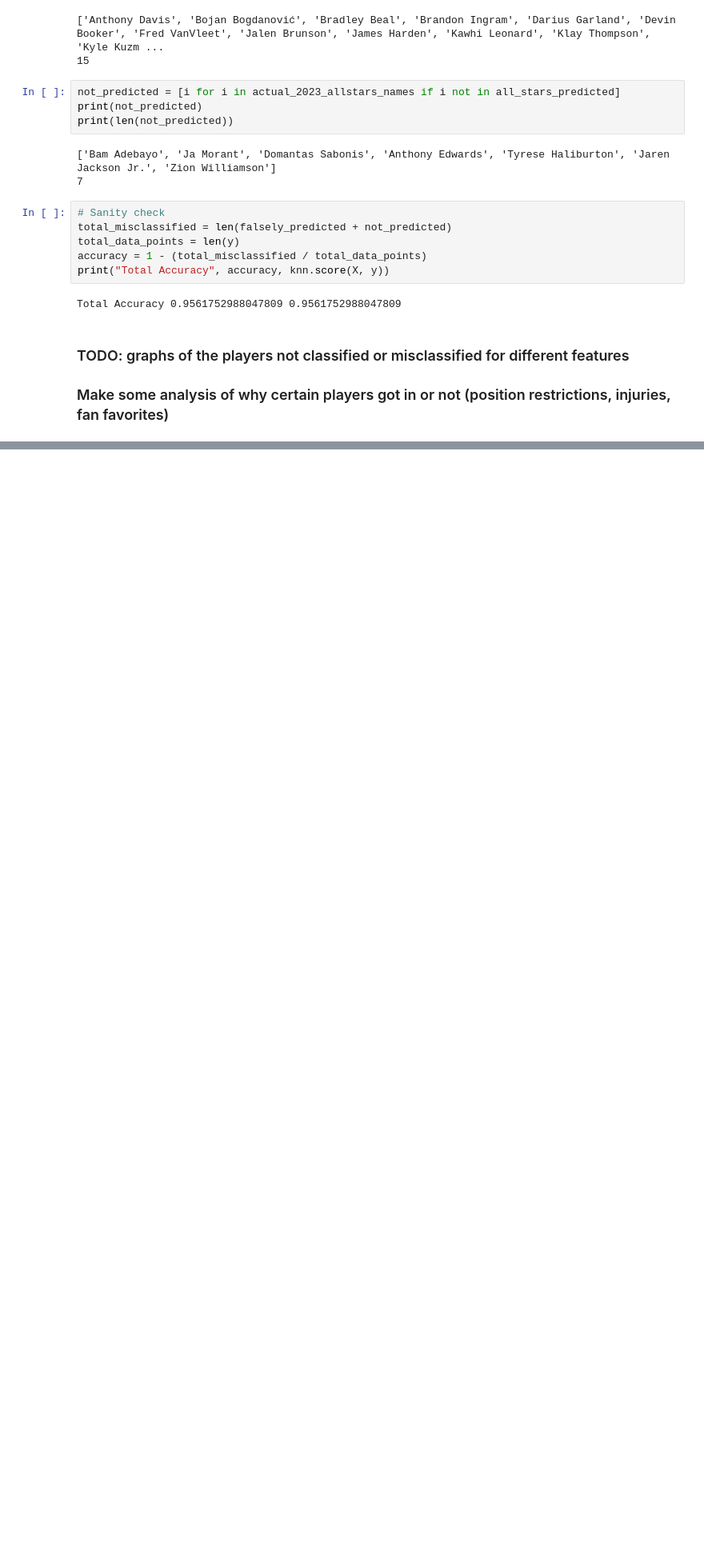
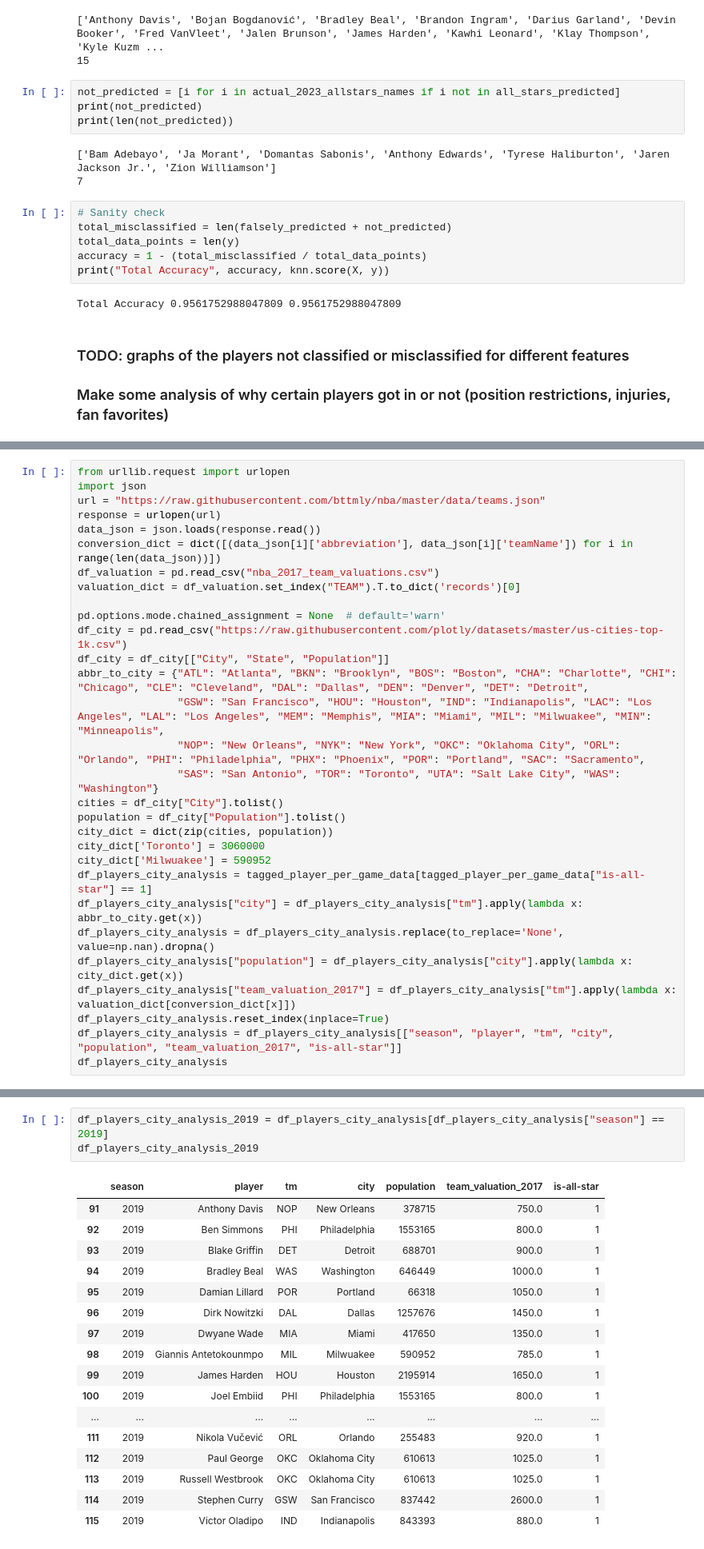
Before and after one commit to ryanregier/CSCI381_Project, a Jupyter notebook: Allstar-Classifier.ipynb, the cells around one changed output, grey strips where cells are left out. Shown: that part at 80% size. Saved outputs shown, nothing was run; the diff lists cells and outputs as text; blank space fills up the shorter version.

```diff
--- a/Allstar-Classifier.ipynb
+++ b/Allstar-Classifier.ipynb
@@ -236,0 +263,30 @@ Total Accuracy 0.9561752988047809 0.9561752988047809
+# %%
+from urllib.request import urlopen
+import json
+url = "https://raw.githubusercontent.com/bttmly/nba/master/data/teams.json"
+response = urlopen(url)
+data_json = json.loads(response.read())
+conversion_dict = dict([(data_json[i]['abbreviation'], data_json[i]['teamName']) for i in range(len(data_json))])
+df_valuation = pd.read_csv("nba_2017_team_valuations.csv")
+valuation_dict = df_valuation.set_index("TEAM").T.to_dict('records')[0]
+
+pd.options.mode.chained_assignment = None  # default='warn'
+df_city = pd.read_csv("https://raw.githubusercontent.com/plotly/datasets/master/us-cities-top-1k.csv")
+df_city = df_city[["City", "State", "Population"]]
+abbr_to_city = {"ATL": "Atlanta", "BKN": "Brooklyn", "BOS": "Boston", "CHA": "Charlotte", "CHI": "Chicago", "CLE": "Cleveland", "DAL": "Dallas", "DEN": "Denver", "DET": "Detroit",
+                "GSW": "San Francisco", "HOU": "Houston", "IND": "Indianapolis", "LAC": "Los Angeles", "LAL": "Los Angeles", "MEM": "Memphis", "MIA": "Miami", "MIL": "Milwuakee", "MIN": "Minneapolis",
+                "NOP": "New Orleans", "NYK": "New York", "OKC": "Oklahoma City", "ORL": "Orlando", "PHI": "Philadelphia", "PHX": "Phoenix", "POR": "Portland", "SAC": "Sacramento",
+                "SAS": "San Antonio", "TOR": "Toronto", "UTA": "Salt Lake City", "WAS": "Washington"}
+cities = df_city["City"].tolist()
+population = df_city["Population"].tolist()
+city_dict = dict(zip(cities, population))
+city_dict['Toronto'] = 3060000
+city_dict['Milwuakee'] = 590952
+df_players_city_analysis = tagged_player_per_game_data[tagged_player_per_game_data["is-all-star"] == 1]
+df_players_city_analysis["city"] = df_players_city_analysis["tm"].apply(lambda x: abbr_to_city.get(x))
+df_players_city_analysis = df_players_city_analysis.replace(to_replace='None', value=np.nan).dropna()
+df_players_city_analysis["population"] = df_players_city_analysis["city"].apply(lambda x: city_dict.get(x))
+df_players_city_analysis["team_valuation_2017"] = df_players_city_analysis["tm"].apply(lambda x: valuation_dict[conversion_dict[x]])
+df_players_city_analysis.reset_index(inplace=True)
+df_players_city_analysis = df_players_city_analysis[["season", "player", "tm", "city", "population", "team_valuation_2017", "is-all-star"]]
+df_players_city_analysis
@@ -236,0 +309,21 @@ Total Accuracy 0.9561752988047809 0.9561752988047809
+# %%
+df_players_city_analysis_2019 = df_players_city_analysis[df_players_city_analysis["season"] == 2019]
+df_players_city_analysis_2019
+# %% [output]
+|  | season | player | tm | city | population | team_valuation_2017 | is-all-star |
+| 91 | 2019 | Anthony Davis | NOP | New Orleans | 378715 | 750.0 | 1 |
+| 92 | 2019 | Ben Simmons | PHI | Philadelphia | 1553165 | 800.0 | 1 |
+| 93 | 2019 | Blake Griffin | DET | Detroit | 688701 | 900.0 | 1 |
+| 94 | 2019 | Bradley Beal | WAS | Washington | 646449 | 1000.0 | 1 |
+| 95 | 2019 | Damian Lillard | POR | Portland | 66318 | 1050.0 | 1 |
+| 96 | 2019 | Dirk Nowitzki | DAL | Dallas | 1257676 | 1450.0 | 1 |
+| 97 | 2019 | Dwyane Wade | MIA | Miami | 417650 | 1350.0 | 1 |
+| 98 | 2019 | Giannis Antetokounmpo | MIL | Milwuakee | 590952 | 785.0 | 1 |
+| 99 | 2019 | James Harden | HOU | Houston | 2195914 | 1650.0 | 1 |
+| 100 | 2019 | Joel Embiid | PHI | Philadelphia | 1553165 | 800.0 | 1 |
+| ... | ... | ... | ... | ... | ... | ... | ... |
+| 111 | 2019 | Nikola Vučević | ORL | Orlando | 255483 | 920.0 | 1 |
+| 112 | 2019 | Paul George | OKC | Oklahoma City | 610613 | 1025.0 | 1 |
+| 113 | 2019 | Russell Westbrook | OKC | Oklahoma City | 610613 | 1025.0 | 1 |
+| 114 | 2019 | Stephen Curry | GSW | San Francisco | 837442 | 2600.0 | 1 |
+| 115 | 2019 | Victor Oladipo | IND | Indianapolis | 843393 | 880.0 | 1 |
```
Also changed, not shown: parts of 8 cells of this notebook, 1 other file.
